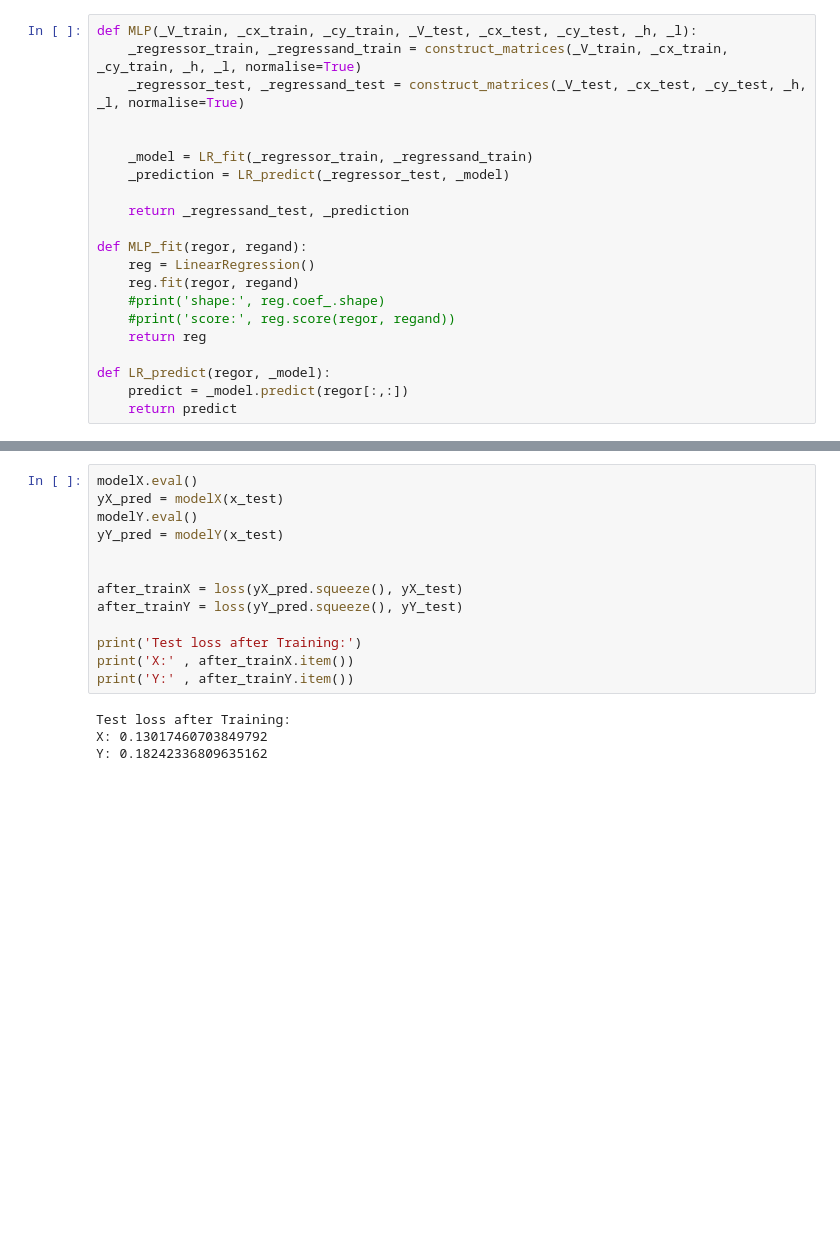
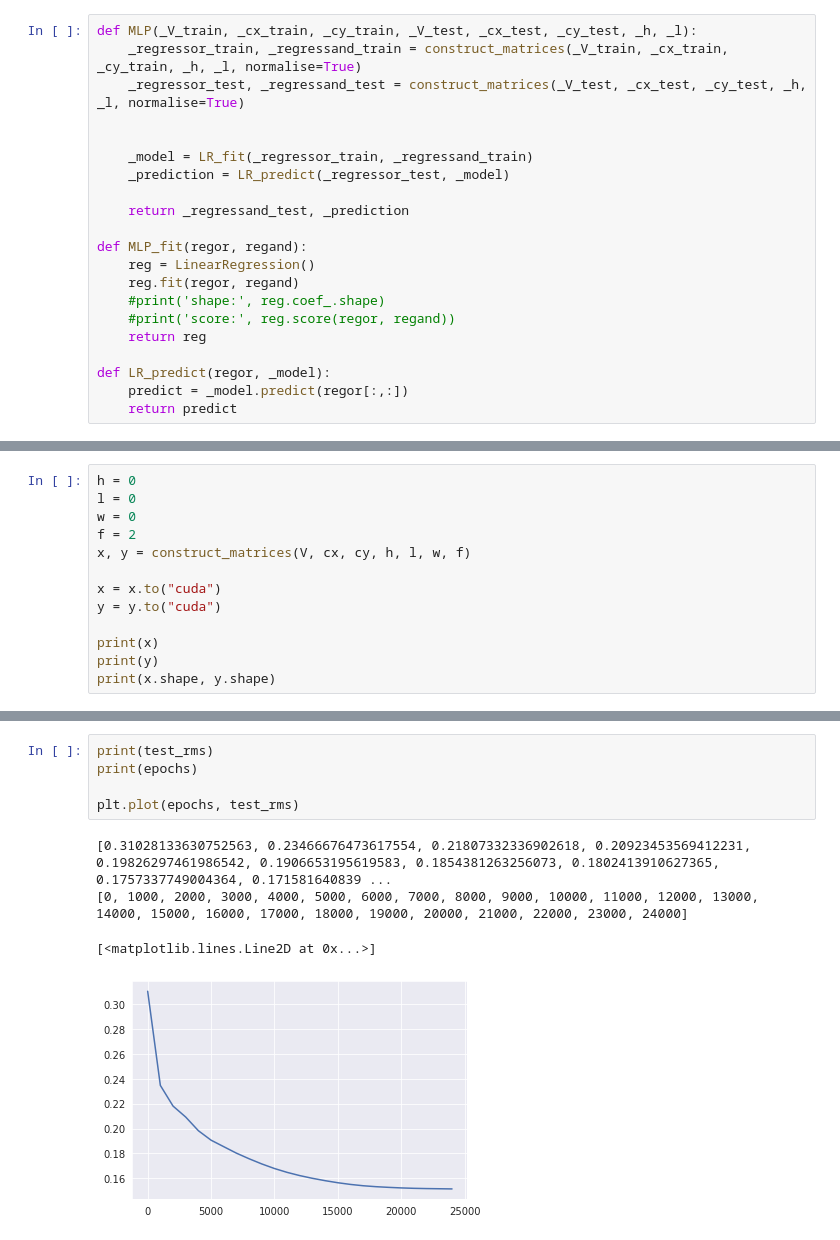
Before and after one commit to rnatarajan98/eCoG_Joystick_Analysis, a Jupyter notebook: MLP.ipynb, the cells around one changed output, grey strips where cells are left out. Saved outputs shown, nothing was run; the diff lists cells and outputs as text; blank space fills up the shorter version.

```diff
--- a/MLP.ipynb
+++ b/MLP.ipynb
@@ -277,0 +236,13 @@ yY_test = y_test[:,1]
+# %%
+h = 0
+l = 0
+w = 0
+f = 2
+x, y = construct_matrices(V, cx, cy, h, l, w, f)
+
+x = x.to("cuda")
+y = y.to("cuda")
+
+print(x)
+print(y)
+print(x.shape, y.shape)
@@ -355,17 +369,10 @@ Epoch 2950: train lossX: 0.12316583842039108 train lossY: 0.10440804064273834
-# %%
-modelX.eval()
-yX_pred = modelX(x_test)
-modelY.eval()
-yY_pred = modelY(x_test)
-
-
-after_trainX = loss(yX_pred.squeeze(), yX_test)
-after_trainY = loss(yY_pred.squeeze(), yY_test)
-
-print('Test loss after Training:')
-print('X:' , after_trainX.item())
-print('Y:' , after_trainY.item())
-# %% [output]
-Test loss after Training:
-X: 0.13017460703849792
-Y: 0.18242336809635162
+# %%
+print(test_rms)
+print(epochs)
+
+plt.plot(epochs, test_rms)
+# %% [output]
+[0.31028133630752563, 0.23466676473617554, 0.21807332336902618, 0.20923453569412231, 0.19826297461986542, 0.1906653195619583, 0.1854381263256073, 0.1802413910627365, 0.1757337749004364, 0.171581640839 ...
+[0, 1000, 2000, 3000, 4000, 5000, 6000, 7000, 8000, 9000, 10000, 11000, 12000, 13000, 14000, 15000, 16000, 17000, 18000, 19000, 20000, 21000, 22000, 23000, 24000]
+[<matplotlib.lines.Line2D at 0x...>]
+[figure, added]
```
Also changed, not shown: parts of 28 cells of this notebook, 3 other files.
